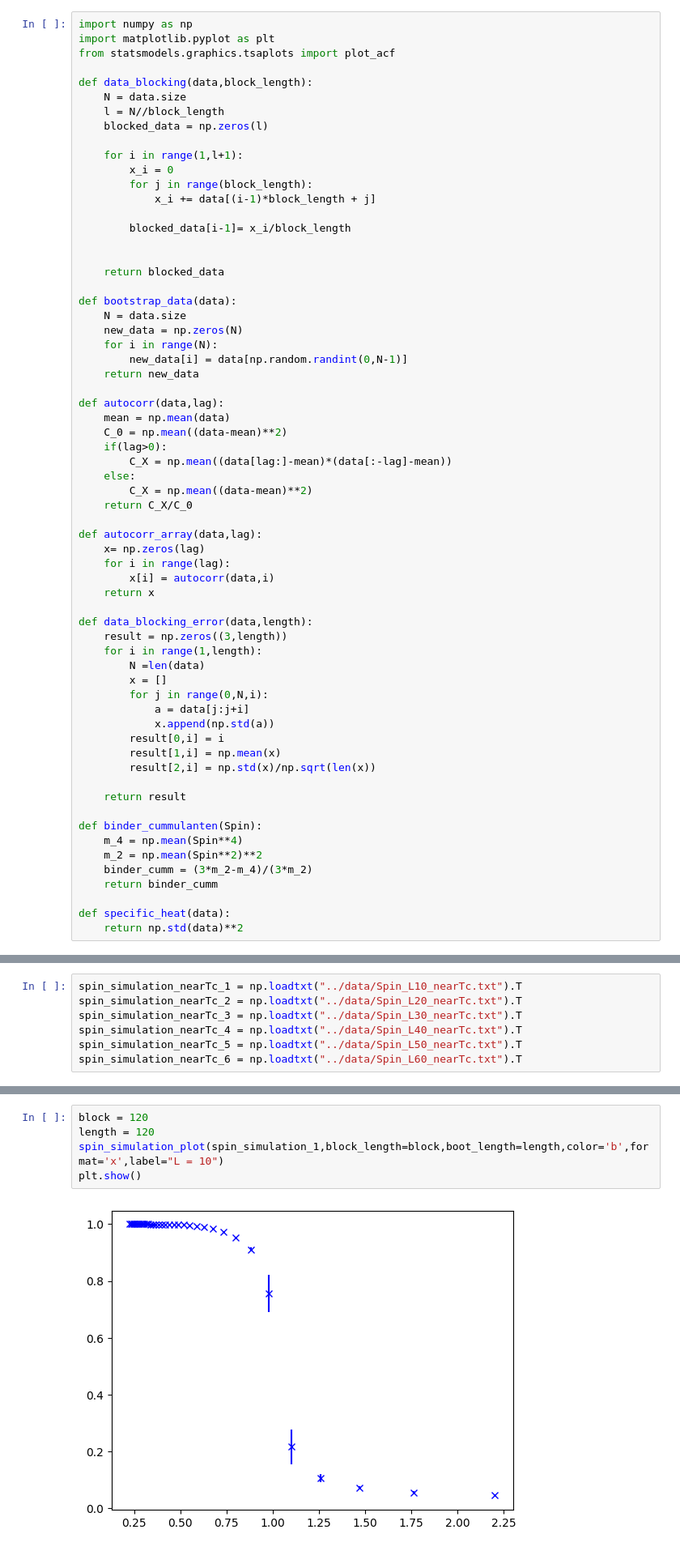
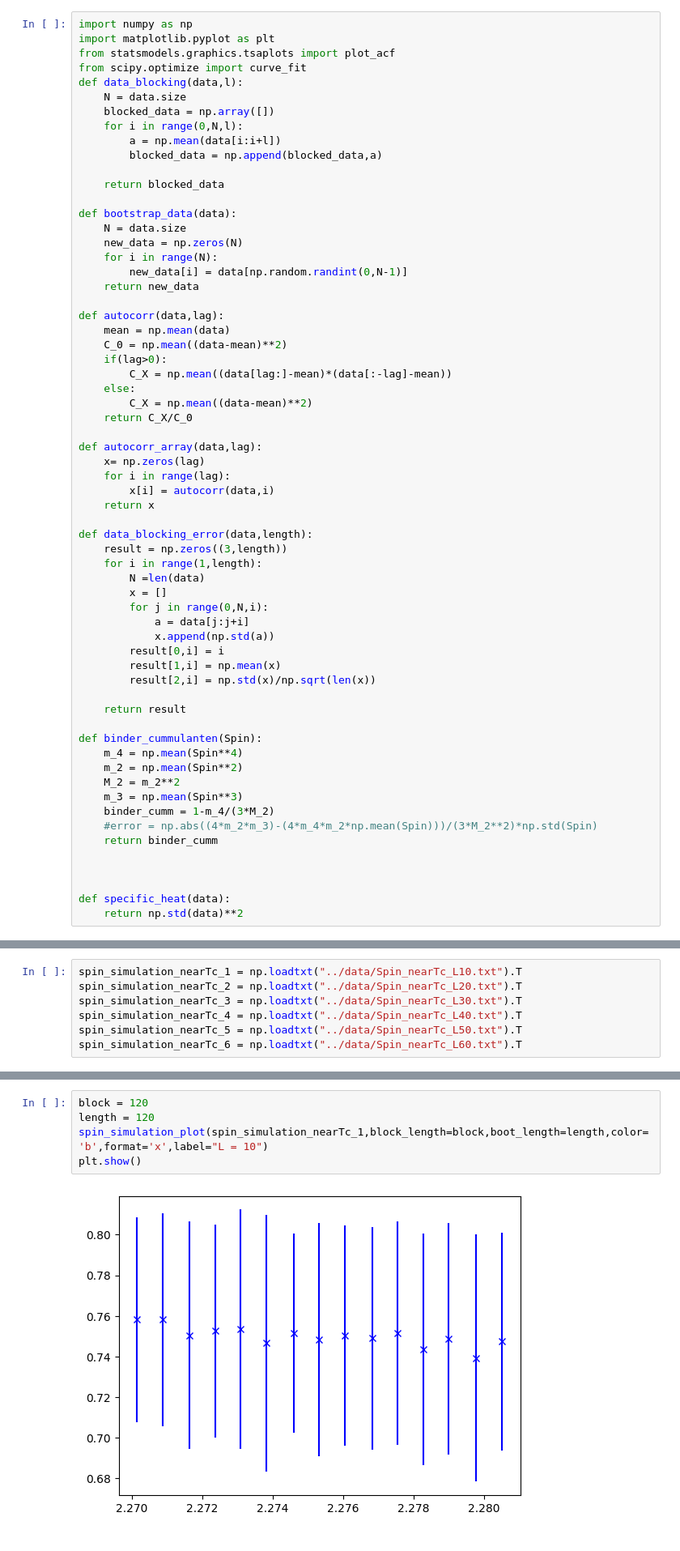
Before and after one commit to jenishadhikari221/Bachelorarbeit, a Jupyter notebook: main/analysis.ipynb, the cells around one changed output, grey strips where cells are left out. Shown at 81% size. Drawn from its saved outputs; the diff is of its cells as text.

```diff
--- a/main/analysis.ipynb
+++ b/main/analysis.ipynb
@@ -2,19 +2,13 @@
 import numpy as np
 import matplotlib.pyplot as plt
 from statsmodels.graphics.tsaplots import plot_acf
-
-def data_blocking(data,block_length):
+from scipy.optimize import curve_fit
+def data_blocking(data,l):
     N = data.size
-    l = N//block_length
-    blocked_data = np.zeros(l)
-
-    for i in range(1,l+1):
-        x_i = 0
-        for j in range(block_length):
-            x_i += data[(i-1)*block_length + j]
-
-        blocked_data[i-1]= x_i/block_length
-
+    blocked_data = np.array([])
+    for i in range(0,N,l):
+        a = np.mean(data[i:i+l])
+        blocked_data = np.append(blocked_data,a)
 
     return blocked_data
 
@@ -56,9 +50,14 @@ def data_blocking_error(data,length):
 
 def binder_cummulanten(Spin):
     m_4 = np.mean(Spin**4)
-    m_2 = np.mean(Spin**2)**2
-    binder_cumm = (3*m_2-m_4)/(3*m_2)
+    m_2 = np.mean(Spin**2)
+    M_2 = m_2**2
+    m_3 = np.mean(Spin**3)
+    binder_cumm = 1-m_4/(3*M_2)
+    #error = np.abs((4*m_2*m_3)-(4*m_4*m_2*np.mean(Spin)))/(3*M_2**2)*np.std(Spin)
     return binder_cumm
+
+
 
 def specific_heat(data):
     return np.std(data)**2
@@ -323,7 +348,7 @@ plt.show()
 # %%
-spin_simulation_nearTc_1 = np.loadtxt("../data/Spin_L10_nearTc.txt").T
-spin_simulation_nearTc_2 = np.loadtxt("../data/Spin_L20_nearTc.txt").T
-spin_simulation_nearTc_3 = np.loadtxt("../data/Spin_L30_nearTc.txt").T
-spin_simulation_nearTc_4 = np.loadtxt("../data/Spin_L40_nearTc.txt").T
-spin_simulation_nearTc_5 = np.loadtxt("../data/Spin_L50_nearTc.txt").T
-spin_simulation_nearTc_6 = np.loadtxt("../data/Spin_L60_nearTc.txt").T
+spin_simulation_nearTc_1 = np.loadtxt("../data/Spin_nearTc_L10.txt").T
+spin_simulation_nearTc_2 = np.loadtxt("../data/Spin_nearTc_L20.txt").T
+spin_simulation_nearTc_3 = np.loadtxt("../data/Spin_nearTc_L30.txt").T
+spin_simulation_nearTc_4 = np.loadtxt("../data/Spin_nearTc_L40.txt").T
+spin_simulation_nearTc_5 = np.loadtxt("../data/Spin_nearTc_L50.txt").T
+spin_simulation_nearTc_6 = np.loadtxt("../data/Spin_nearTc_L60.txt").T
@@ -416,7 +571,7 @@ plt.show()
 # %%
 block = 120
 length = 120
-spin_simulation_plot(spin_simulation_1,block_length=block,boot_length=length,color='b',format='x',label="L = 10")
+spin_simulation_plot(spin_simulation_nearTc_1,block_length=block,boot_length=length,color='b',format='x',label="L = 10")
 plt.show()
 # %% [output]
-[figure, old version]
+[figure, new version]
```
Also changed, not shown: parts of 37 cells of this notebook, 43 other files.
